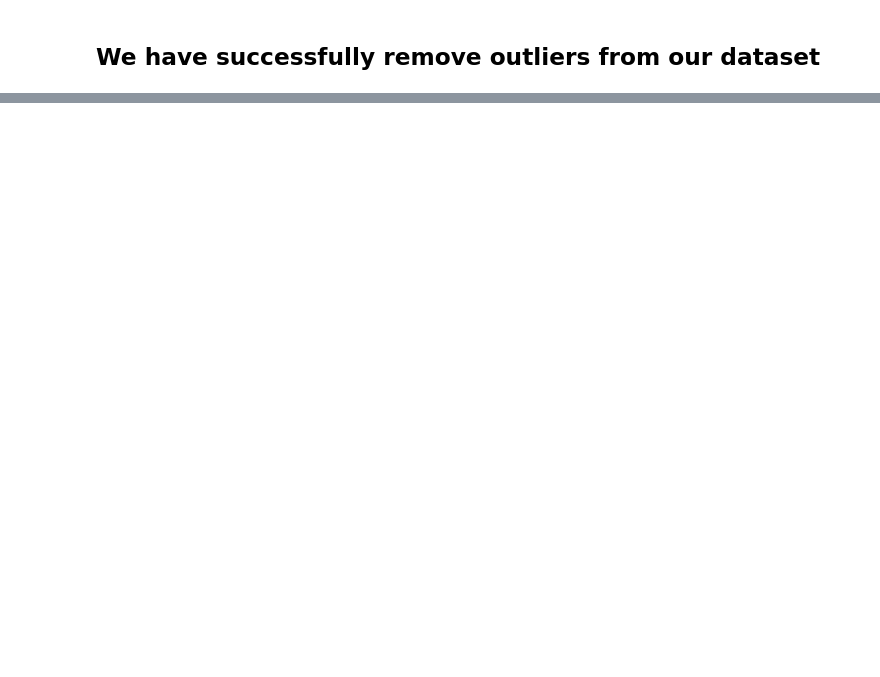
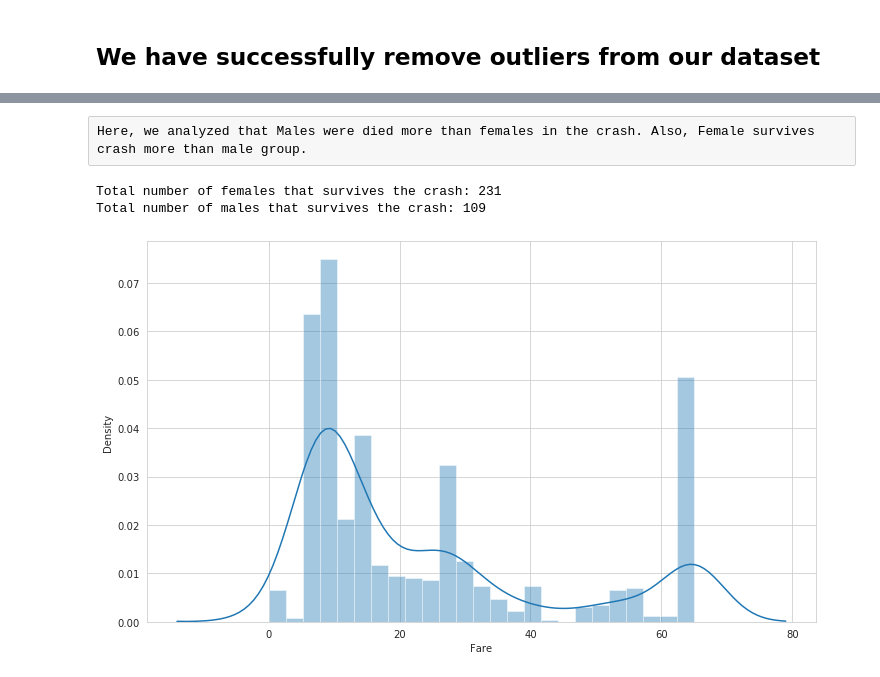
Before and after one commit to Abhishek768/Titanic_Machine_Learning_from_Disaster, a Jupyter notebook: TitanicNotebook.ipynb, the cells around one changed output, grey strips where cells are left out. Cells and saved outputs as stored; diff of their text form; code cells hidden in the pictures; blank space fills up the shorter version.

```diff
--- a/TitanicNotebook.ipynb
+++ b/TitanicNotebook.ipynb
@@ -163,0 +162,15 @@ df.plot(kind='box', figsize=(12,7))
+# %% [raw]
+Here, we analyzed that Males were died more than females in the crash. Also, Female survives crash more than male group.
+# %%
+survived_count = df[['Survived','Sex']].groupby('Sex').sum().reset_index().sort_values(by='Survived',ascending=False)
+print("Total number of females that survives the crash: {}".format(survived_count.head(1)['Survived'][0]))
+print("Total number of males that survives the crash: {}".format(survived_count.tail(1)['Survived'][1]))
+# %% [output]
+Total number of females that survives the crash: 231
+Total number of males that survives the crash: 109
+# %%
+plt.figure(figsize=(12,7));
+sns.distplot(df['Fare'], bins=25);
+plt.ylabel('Density');
+# %% [output]
+[figure, added]
```
Also changed, not shown: parts of 26 cells of this notebook.
